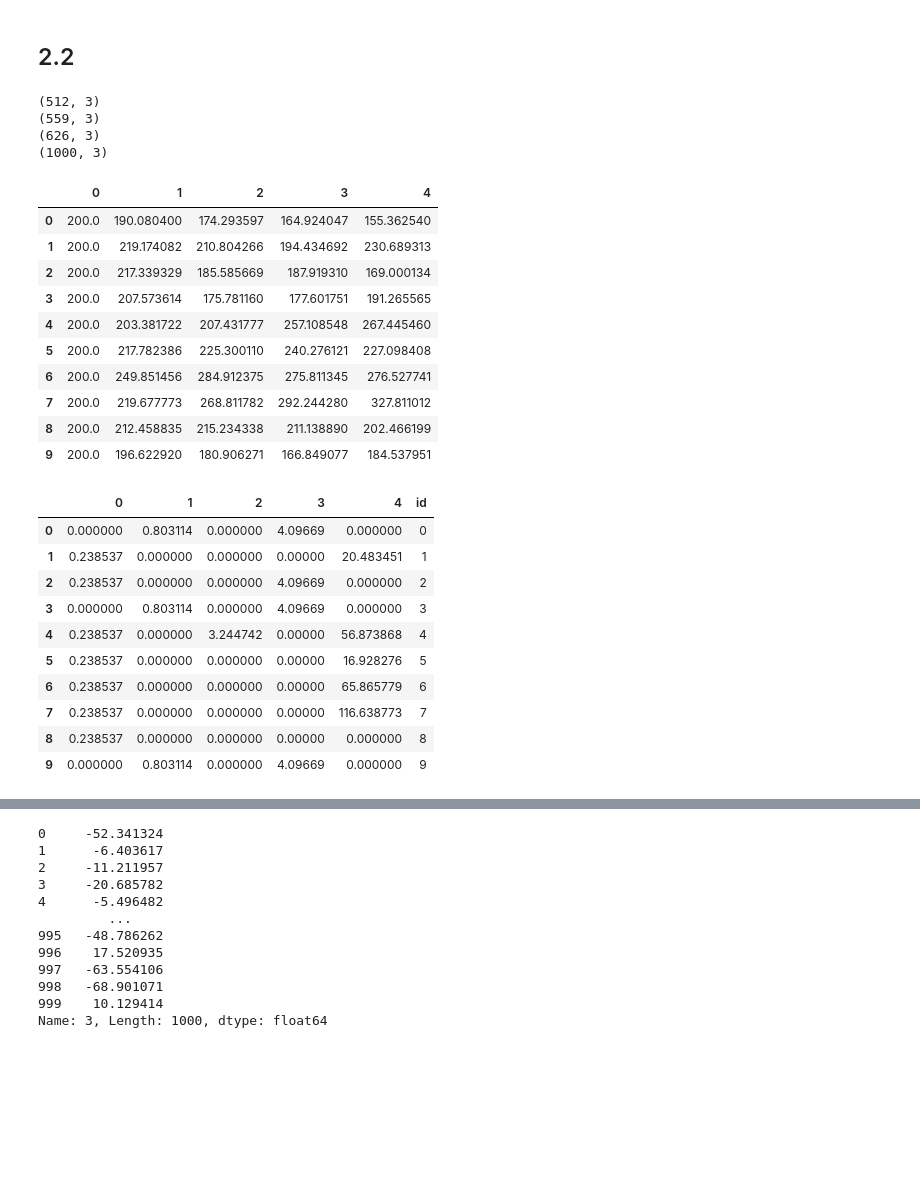
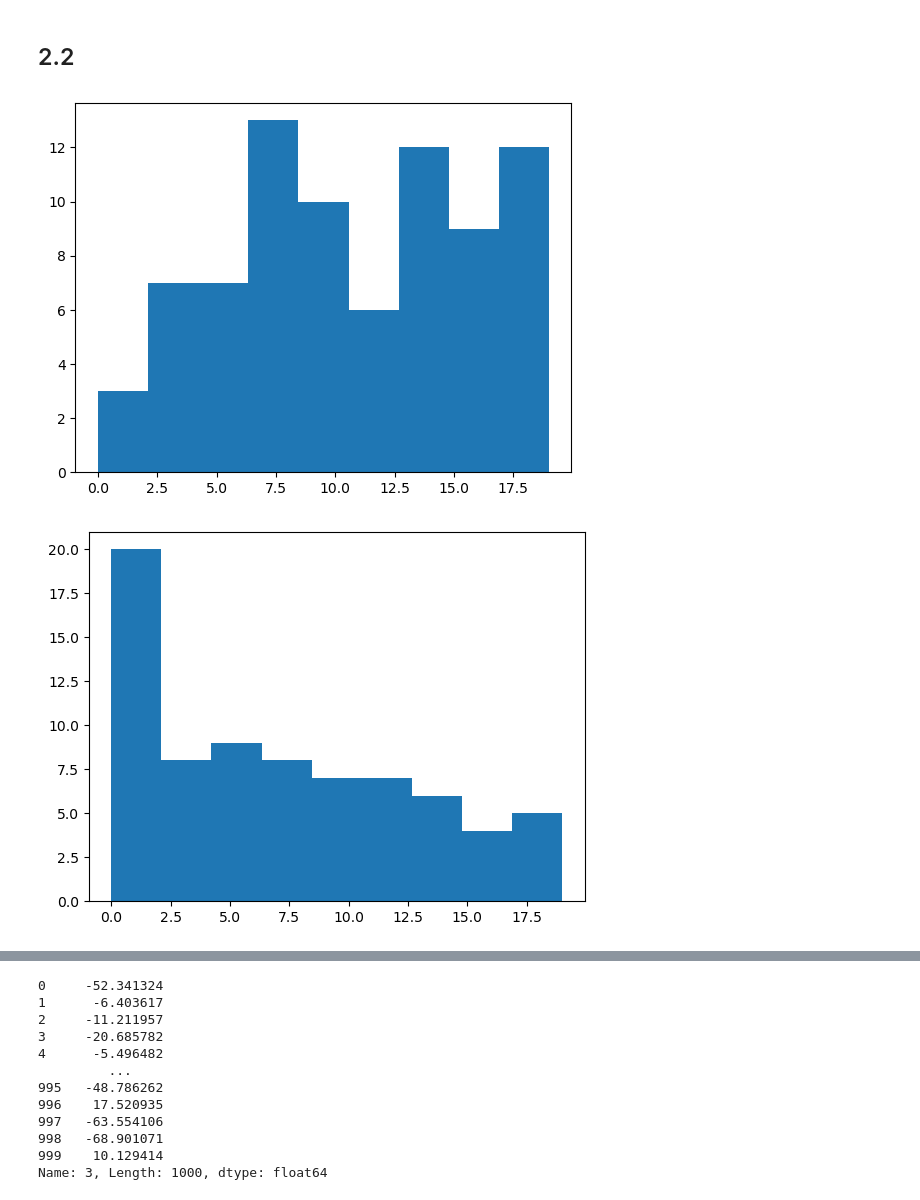
Before and after one commit to DataJakob/Various-School-Projects, a Jupyter notebook: Project_Evaluation_and_Finance/ex2.ipynb, the cells around one changed output, grey strips where cells are left out. Drawn from its saved outputs; the diff is of its cells as text; code cells hidden in the pictures; blank space fills up the shorter version.

```diff
--- a/Project_Evaluation_and_Finance/ex2.ipynb
+++ b/Project_Evaluation_and_Finance/ex2.ipynb
@@ -139,37 +191,4 @@ class LeaSquMonCar():
 # %%
-lsmc = LeaSquMonCar(200,210,1,0.2,0.05,0.01,'Call',1000,4)
-k = lsmc.CreatePaths(post=True)
-hei = lsmc.LeastSquares()
+# lsmc = LeaSquMonCar(200,210,1,0.2,0.05,0.01,'Call',10,4)
+# k = lsmc.CreatePaths(post=True)
+# hei = lsmc.LeastSquares()
-# %% [output]
-(512, 3)
-(559, 3)
-(626, 3)
-(1000, 3)
-# %%
-k.T
-# %% [output]
-|  | 0 | 1 | 2 | 3 | 4 |
-| 0 | 200.0 | 190.080400 | 174.293597 | 164.924047 | 155.362540 |
-| 1 | 200.0 | 219.174082 | 210.804266 | 194.434692 | 230.689313 |
-| 2 | 200.0 | 217.339329 | 185.585669 | 187.919310 | 169.000134 |
-| 3 | 200.0 | 207.573614 | 175.781160 | 177.601751 | 191.265565 |
-| 4 | 200.0 | 203.381722 | 207.431777 | 257.108548 | 267.445460 |
-| 5 | 200.0 | 217.782386 | 225.300110 | 240.276121 | 227.098408 |
-| 6 | 200.0 | 249.851456 | 284.912375 | 275.811345 | 276.527741 |
-| 7 | 200.0 | 219.677773 | 268.811782 | 292.244280 | 327.811012 |
-| 8 | 200.0 | 212.458835 | 215.234338 | 211.138890 | 202.466199 |
-| 9 | 200.0 | 196.622920 | 180.906271 | 166.849077 | 184.537951 |
-# %%
-hei
-# %% [output]
-|  | 0 | 1 | 2 | 3 | 4 | id |
-| 0 | 0.000000 | 0.803114 | 0.000000 | 4.09669 | 0.000000 | 0 |
-| 1 | 0.238537 | 0.000000 | 0.000000 | 0.00000 | 20.483451 | 1 |
-| 2 | 0.238537 | 0.000000 | 0.000000 | 4.09669 | 0.000000 | 2 |
-| 3 | 0.000000 | 0.803114 | 0.000000 | 4.09669 | 0.000000 | 3 |
-| 4 | 0.238537 | 0.000000 | 3.244742 | 0.00000 | 56.873868 | 4 |
-| 5 | 0.238537 | 0.000000 | 0.000000 | 0.00000 | 16.928276 | 5 |
-| 6 | 0.238537 | 0.000000 | 0.000000 | 0.00000 | 65.865779 | 6 |
-| 7 | 0.238537 | 0.000000 | 0.000000 | 0.00000 | 116.638773 | 7 |
-| 8 | 0.238537 | 0.000000 | 0.000000 | 0.00000 | 0.000000 | 8 |
-| 9 | 0.000000 | 0.803114 | 0.000000 | 4.09669 | 0.000000 | 9 |
@@ -175,0 +204,18 @@ hei
+# %%
+bravo = LeaSquMonCar(200,210,3,0.06,0.05,0.03,'Call',100,20)
+bravo.CreatePaths(post=False)
+bravo.LeastSquares(post=False)
+coords = bravo.PlotEarlyExercise()
+plt.hist(coords[0], bins=9)
+plt.show()
+# %% [output]
+[figure, added]
+# %%
+bravo = LeaSquMonCar(200,210,3,0.2,0.05,0.03,'Call',100,20)
+bravo.CreatePaths(post=False)
+bravo.LeastSquares(post=False)
+coords = bravo.PlotEarlyExercise()
+plt.hist(coords[0], bins=9)
+plt.show()
+# %% [output]
+[figure, added]
```
Also changed, not shown: parts of 20 cells of this notebook.
